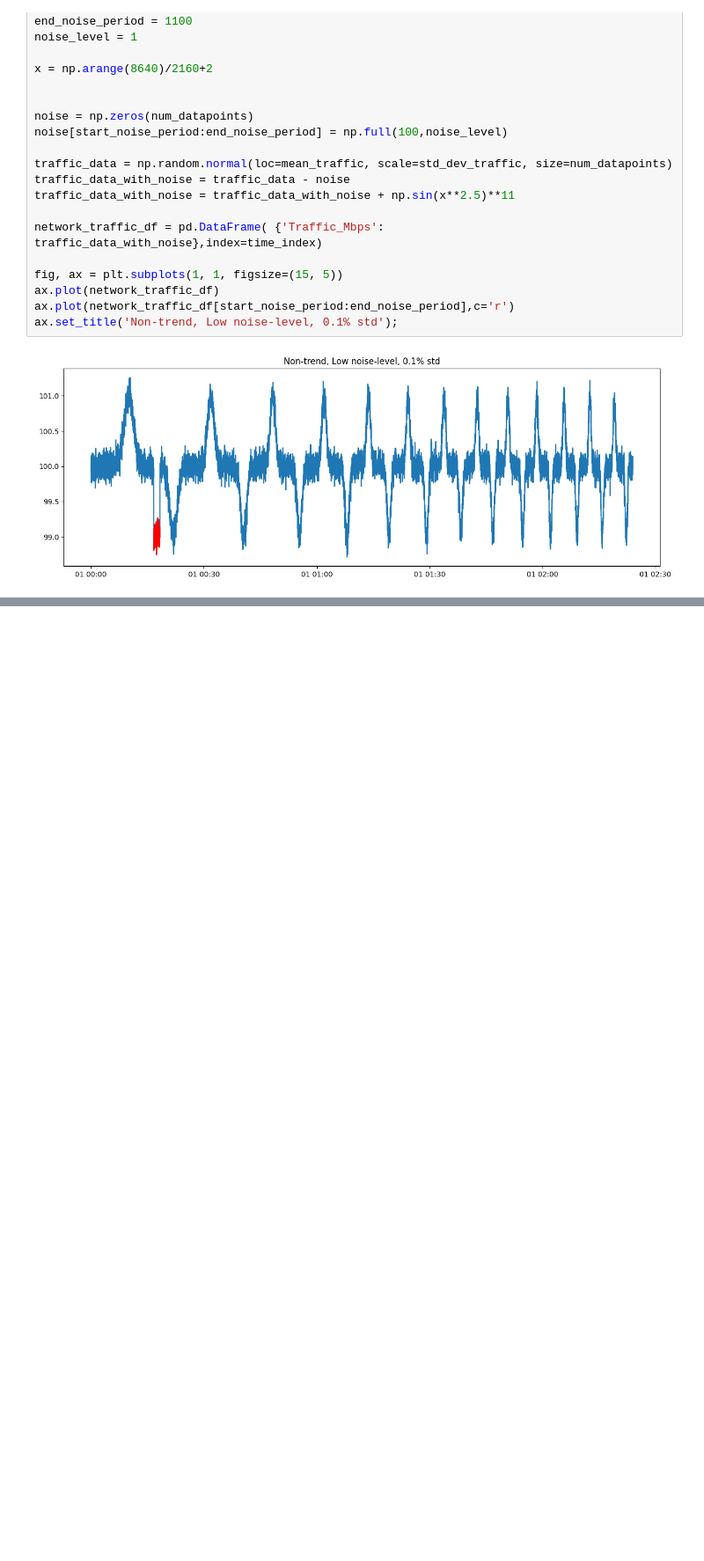
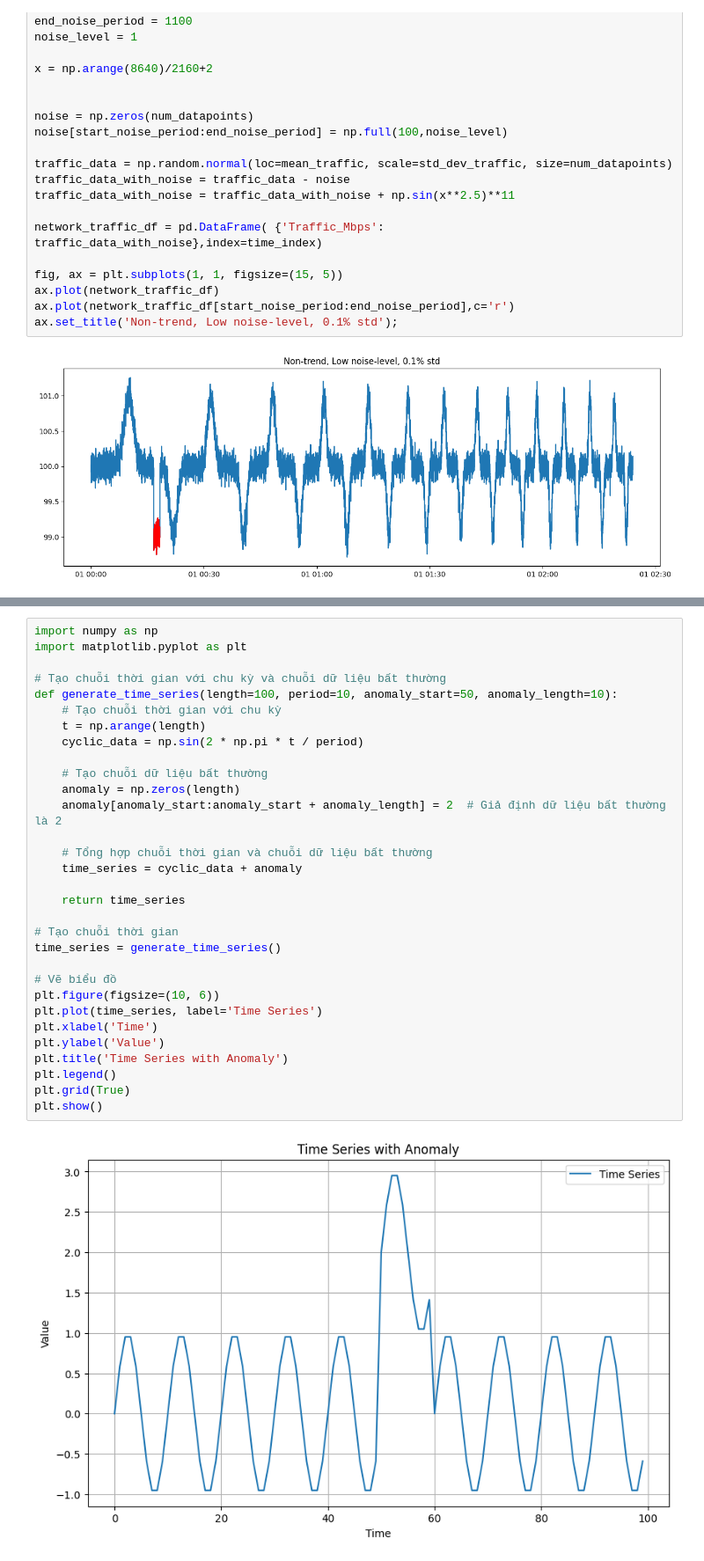
Before and after one commit to ritvien/A-Survey-Segmental-Algorithms, a Jupyter notebook: Prepare data.ipynb, the cells around one changed output, grey strips where cells are left out. Shown: that part at 88% size. Cells and saved outputs as stored; diff of their text form; blank space fills up the shorter version.

```diff
--- a/Prepare data.ipynb
+++ b/Prepare data.ipynb
@@ -316,0 +333,33 @@ ax.plot(network_traffic_df[start_noise_period:end_noise_period],c='r')
+# %%
+import numpy as np
+import matplotlib.pyplot as plt
+
+# Tạo chuỗi thời gian với chu kỳ và chuỗi dữ liệu bất thường
+def generate_time_series(length=100, period=10, anomaly_start=50, anomaly_length=10):
+    # Tạo chuỗi thời gian với chu kỳ
+    t = np.arange(length)
+    cyclic_data = np.sin(2 * np.pi * t / period)
+
+    # Tạo chuỗi dữ liệu bất thường
+    anomaly = np.zeros(length)
+    anomaly[anomaly_start:anomaly_start + anomaly_length] = 2  # Giả định dữ liệu bất thường là 2
+
+    # Tổng hợp chuỗi thời gian và chuỗi dữ liệu bất thường
+    time_series = cyclic_data + anomaly
+
+    return time_series
+
+# Tạo chuỗi thời gian
+time_series = generate_time_series()
+
+# Vẽ biểu đồ
+plt.figure(figsize=(10, 6))
+plt.plot(time_series, label='Time Series')
+plt.xlabel('Time')
+plt.ylabel('Value')
+plt.title('Time Series with Anomaly')
+plt.legend()
+plt.grid(True)
+plt.show()
+# %% [output]
+[figure, added]
```
Also changed, not shown: parts of 15 cells of this notebook.
